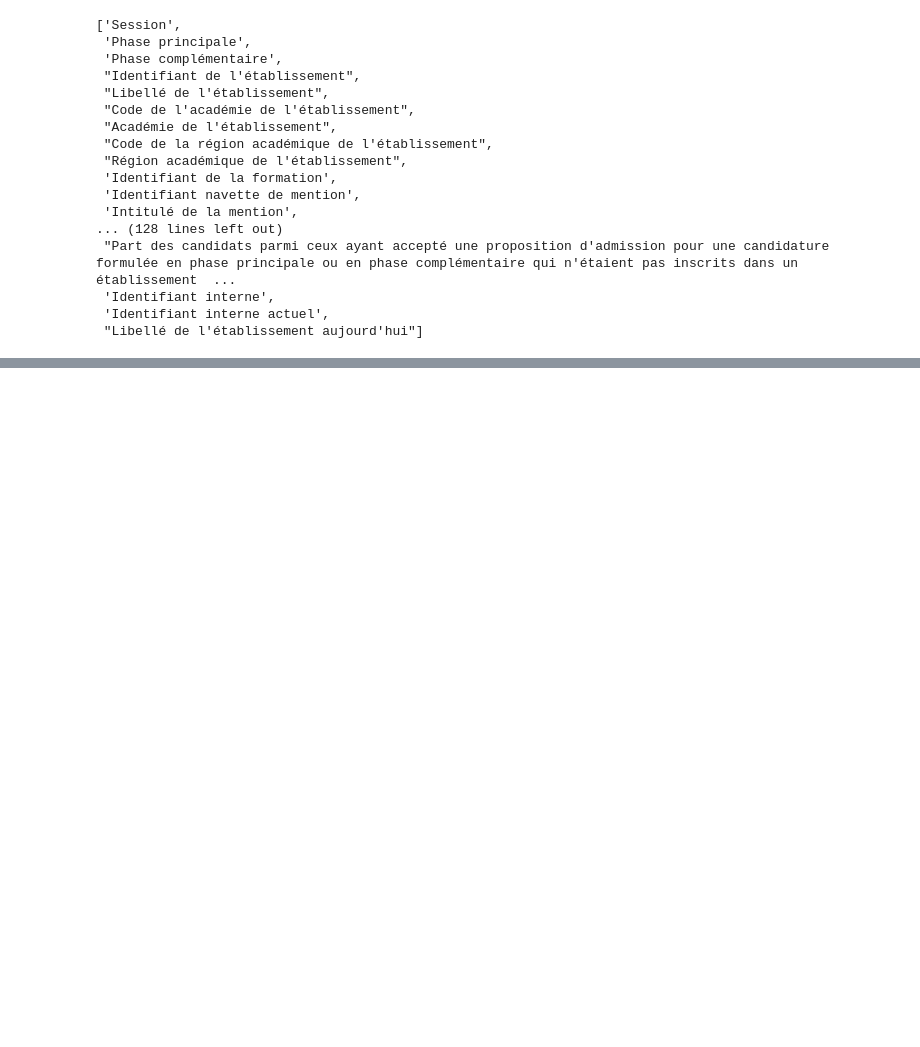
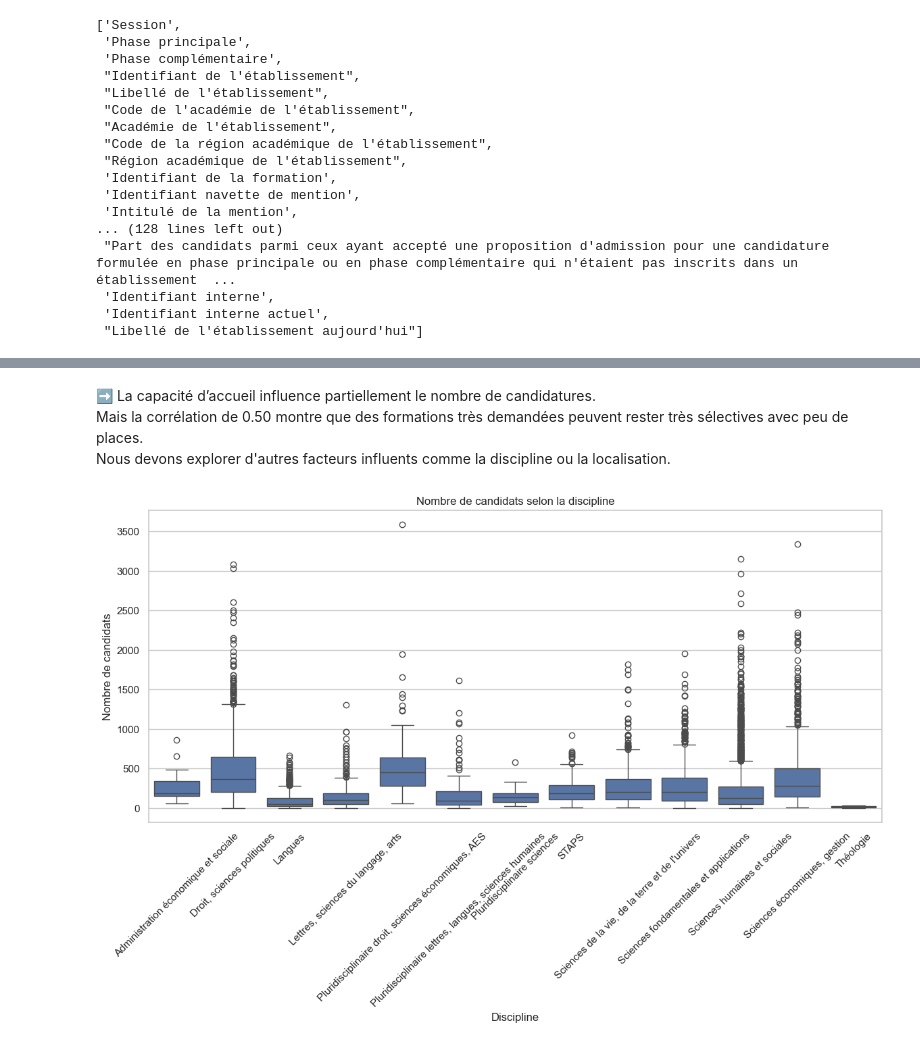
Before and after one commit to layalelzein/MonMaster2024, a Jupyter notebook: monmaster_eda.ipynb, the cells around one changed output, grey strips where cells are left out. Cells and saved outputs as stored; diff of their text form; code cells hidden in the pictures; blank space fills up the shorter version.

```diff
--- a/monmaster_eda.ipynb
+++ b/monmaster_eda.ipynb
@@ -47,0 +183,15 @@ memory usage: 8.9+ MB
+# %% [markdown]
+➡️ La capacité d’accueil influence partiellement le nombre de candidatures.
+Mais la corrélation de 0.50 montre que des formations très demandées peuvent rester très sélectives avec peu de places.
+Nous devons explorer d'autres facteurs influents comme la discipline ou la localisation.
+# %%
+# Boxplot du nombre de candidats selon la discipline
+plt.figure(figsize=(14, 6))
+sns.boxplot(data=df_clean, x="discipline", y="N_can_pp")
+plt.title("Nombre de candidats selon la discipline")
+plt.ylabel("Nombre de candidats")
+plt.xlabel("Discipline")
+plt.xticks(rotation=45)
+plt.show()
+# %% [output]
+[figure, added]
```
Also changed, not shown: parts of 23 cells of this notebook.
